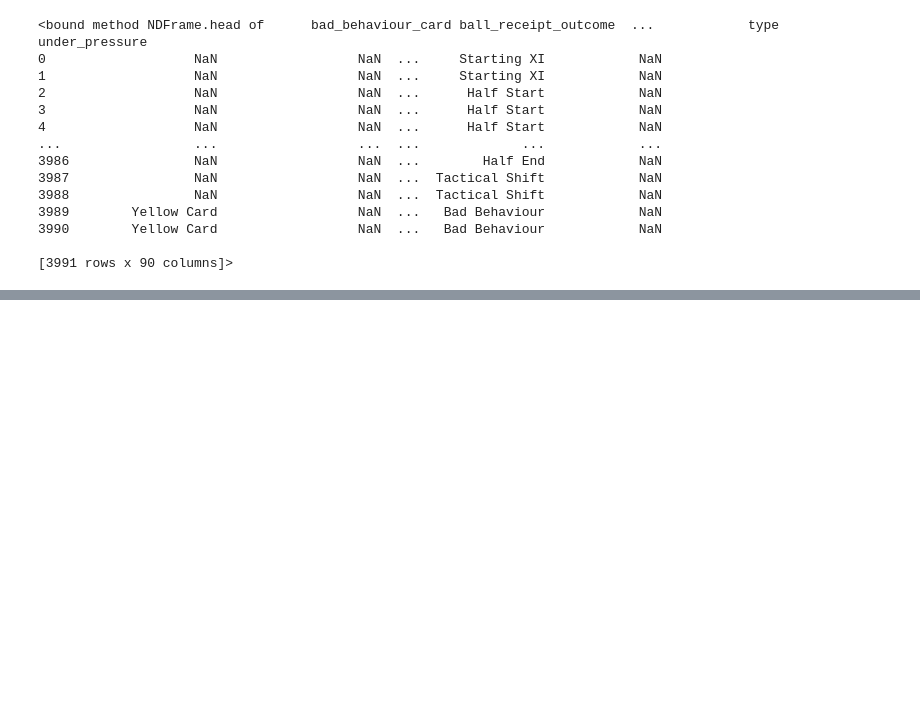
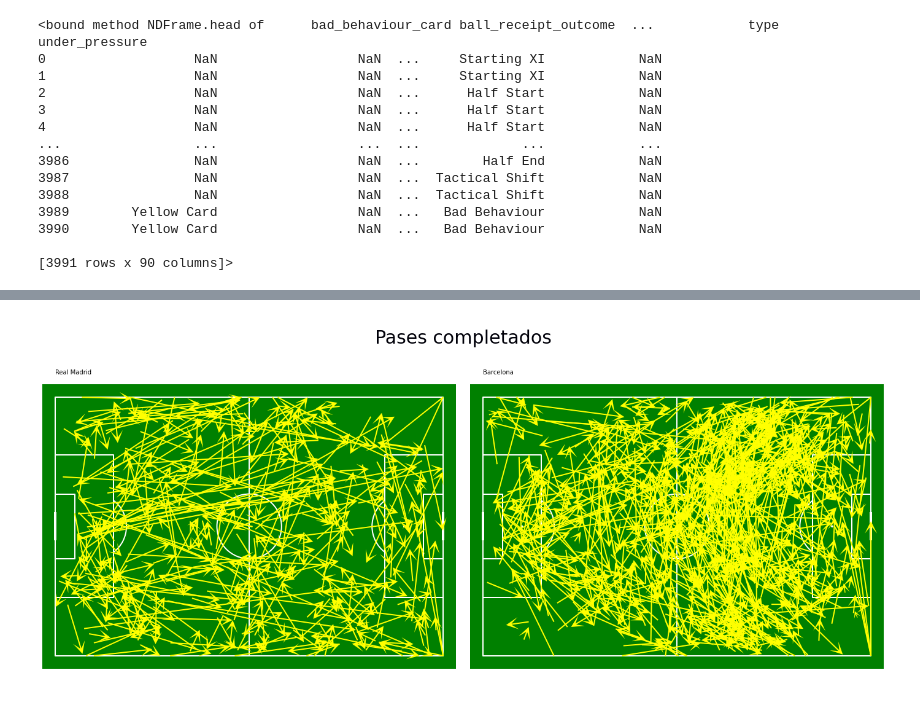
Before and after one commit to pablopascu99/futbol-dataAnalysis, a Jupyter notebook: analisis.ipynb, the cells around one changed output, grey strips where cells are left out. Drawn from its saved outputs; the diff is of its cells as text; code cells hidden in the pictures; blank space fills up the shorter version.

Commit message:
pases completados

```diff
--- a/analisis.ipynb
+++ b/analisis.ipynb
@@ -112,3 +149,40 @@ labels_bar = pitch.label_heatmap(bin_statistic_bar, color='#f4edf0', fontsize=18
+# %%
+parser = Sbopen()
+df = sb.events(match_id=3773497)
+rm_pressure = df.loc[df['team'] == 'Real Madrid']
+rm_pressure = rm_pressure.loc[df['type'] == 'Pass']
+pd.set_option('display.max_columns', None)
+rm_pressure = rm_pressure[['location','pass_end_location']]
+rm_pressure = rm_pressure.dropna()
+
+bar_pressure = df.loc[df['team'] == 'Barcelona']
+bar_pressure = bar_pressure.loc[df['type'] == 'Pass']
+bar_pressure = bar_pressure[['location','pass_end_location']]
+
+bar_pressure = bar_pressure.dropna()
+
+# Set up the pitch
+pitch = Pitch(pitch_type='statsbomb', pitch_color='green', line_color='white')
+fig, axs = pitch.grid(ncols=2, axis=False, endnote_height=0.05,)
+
+fig.set_facecolor('white')
+
+# Plot the completed passes
+pitch.arrows(rm_pressure['location'].str[0], rm_pressure['location'].str[1],
+             rm_pressure['pass_end_location'].str[0], rm_pressure['pass_end_location'].str[1], width=2,
+             headwidth=10, headlength=10, color='yellow', ax=axs['pitch'][0], label='completed passes')
+pitch.annotate('Real Madrid', xy =(0, 0),
+                xytext =(0, -7), ax=axs['pitch'][0])
+# Plot the completed passes
+pitch.arrows(bar_pressure['location'].str[0], bar_pressure['location'].str[1],
+             bar_pressure['pass_end_location'].str[0], bar_pressure['pass_end_location'].str[1], width=2,
+             headwidth=10, headlength=10, color='yellow', ax=axs['pitch'][1], label='completed passes')
+pitch.annotate('Barcelona', xy =(0, 0),
+                xytext =(0, -7), ax=axs['pitch'][1])
+# Set the title
+title1_text = axs['title'].text(0.5, 0.7, 'Pases completados', fontsize=30, color='#000009', ha='center', va='center')
+# %% [output]
+[figure, added]
 # %%
 parser = Sbopen()
 df, related, freeze, tactics = parser.event(3773497)
```
Also changed, not shown: parts of 8 cells of this notebook.
